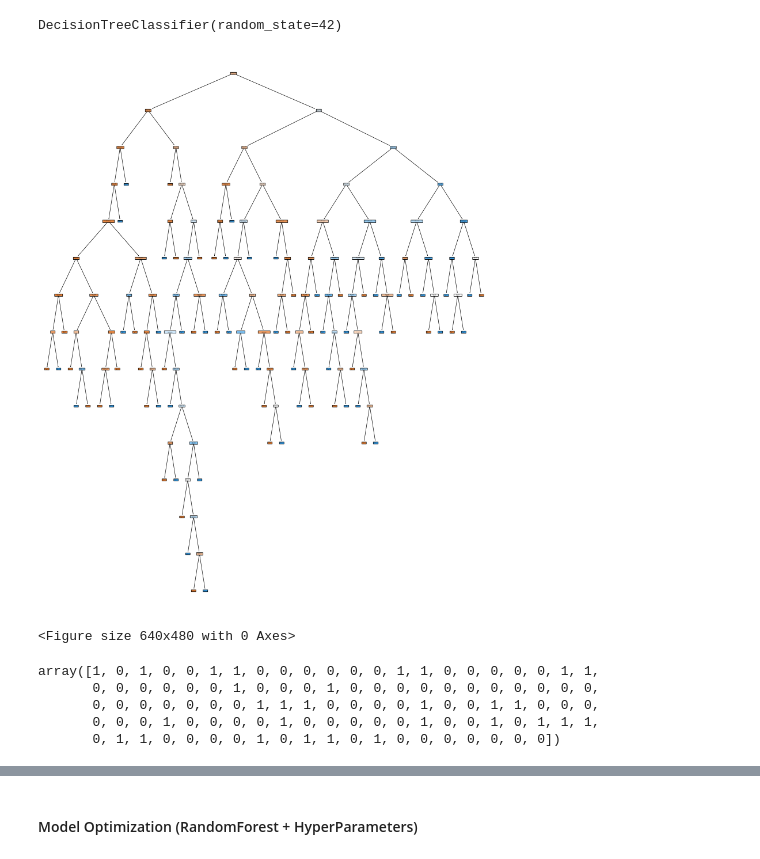
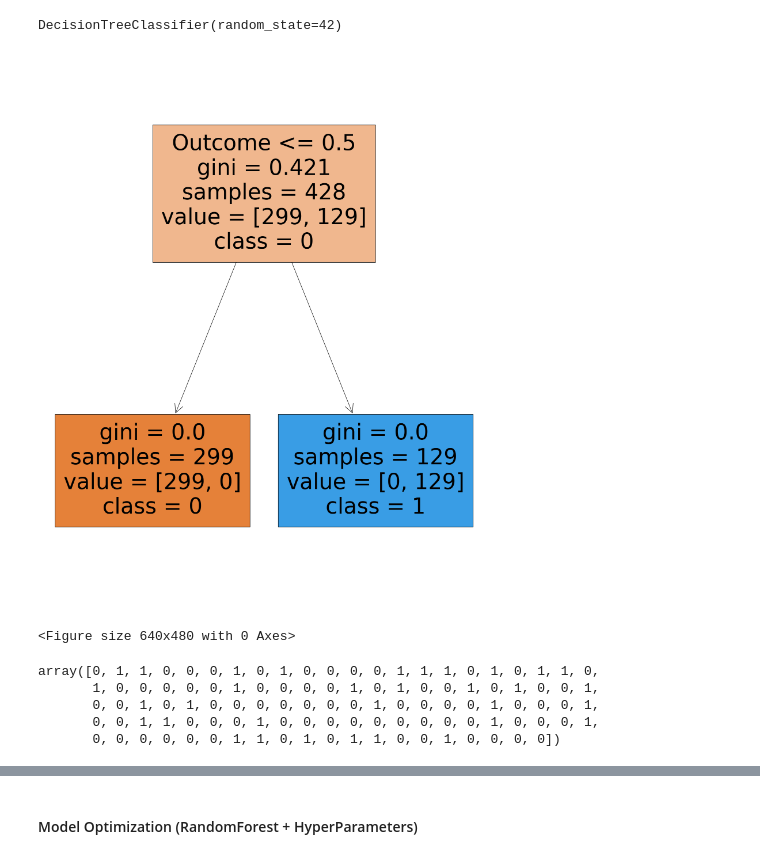
Before and after one commit to 4GeeksAcademy/gustavolima-decisiontree, a Jupyter notebook: src/explore.ipynb, the cells around one changed output, grey strips where cells are left out. Saved outputs shown, nothing was run; the diff lists cells and outputs as text; code cells hidden in the pictures.

```diff
--- a/src/explore.ipynb
+++ b/src/explore.ipynb
@@ -259,35 +259,35 @@ X_test_sel.to_csv("/workspaces/gustavolima-decisiontree/data/processed/test_deci
 from sklearn.tree import DecisionTreeClassifier
 
 model = DecisionTreeClassifier(random_state = 42)
-model.fit(X_train, y_train)
+model.fit(X_train_sel, y_train)
 # %% [output]
 DecisionTreeClassifier(random_state=42)
 # %%
 # Plot the Decision Tree
 from sklearn import tree
 
 fig = plt.figure(figsize=(20,25))
 
 tree.plot_tree(model,
-               feature_names = list(X_train.columns),
+               feature_names = list(X_train_sel.columns),
                class_names = ["0", "1"],
                filled = True)
 
 plt.show()
 plt.savefig('/workspaces/gustavolima-decisiontree/assets/tree.png')
 # %% [output]
-[figure, old version]
+[figure, new version]
 <Figure size 640x480 with 0 Axes>
 # %%
 # Model Prediction
-y_pred = model.predict(X_test)
+y_pred = model.predict(X_test_sel)
 y_pred
 # %% [output]
-array([1, 0, 1, 0, 0, 1, 1, 0, 0, 0, 0, 0, 0, 1, 1, 0, 0, 0, 0, 0, 1, 1,
-       0, 0, 0, 0, 0, 0, 1, 0, 0, 0, 1, 0, 0, 0, 0, 0, 0, 0, 0, 0, 0, 0,
-       0, 0, 0, 0, 0, 0, 0, 1, 1, 1, 0, 0, 0, 0, 1, 0, 0, 1, 1, 0, 0, 0,
-       0, 0, 0, 1, 0, 0, 0, 0, 1, 0, 0, 0, 0, 0, 1, 0, 0, 1, 0, 1, 1, 1,
-       0, 1, 1, 0, 0, 0, 0, 1, 0, 1, 1, 0, 1, 0, 0, 0, 0, 0, 0, 0])
+array([0, 1, 1, 0, 0, 0, 1, 0, 1, 0, 0, 0, 0, 1, 1, 1, 0, 1, 0, 1, 1, 0,
+       1, 0, 0, 0, 0, 0, 1, 0, 0, 0, 0, 1, 0, 1, 0, 0, 1, 0, 1, 0, 0, 1,
+       0, 0, 1, 0, 1, 0, 0, 0, 0, 0, 0, 0, 1, 0, 0, 0, 0, 1, 0, 0, 0, 1,
+       0, 0, 1, 1, 0, 0, 0, 1, 0, 0, 0, 0, 0, 0, 0, 0, 0, 1, 0, 0, 0, 1,
+       0, 0, 0, 0, 0, 0, 1, 1, 0, 1, 0, 1, 1, 0, 0, 1, 0, 0, 0, 0])
 # %%
 # Check Accuracy
 from sklearn.metrics import accuracy_score
```
Also changed, not shown: parts of 8 cells of this notebook, 2 other files.
